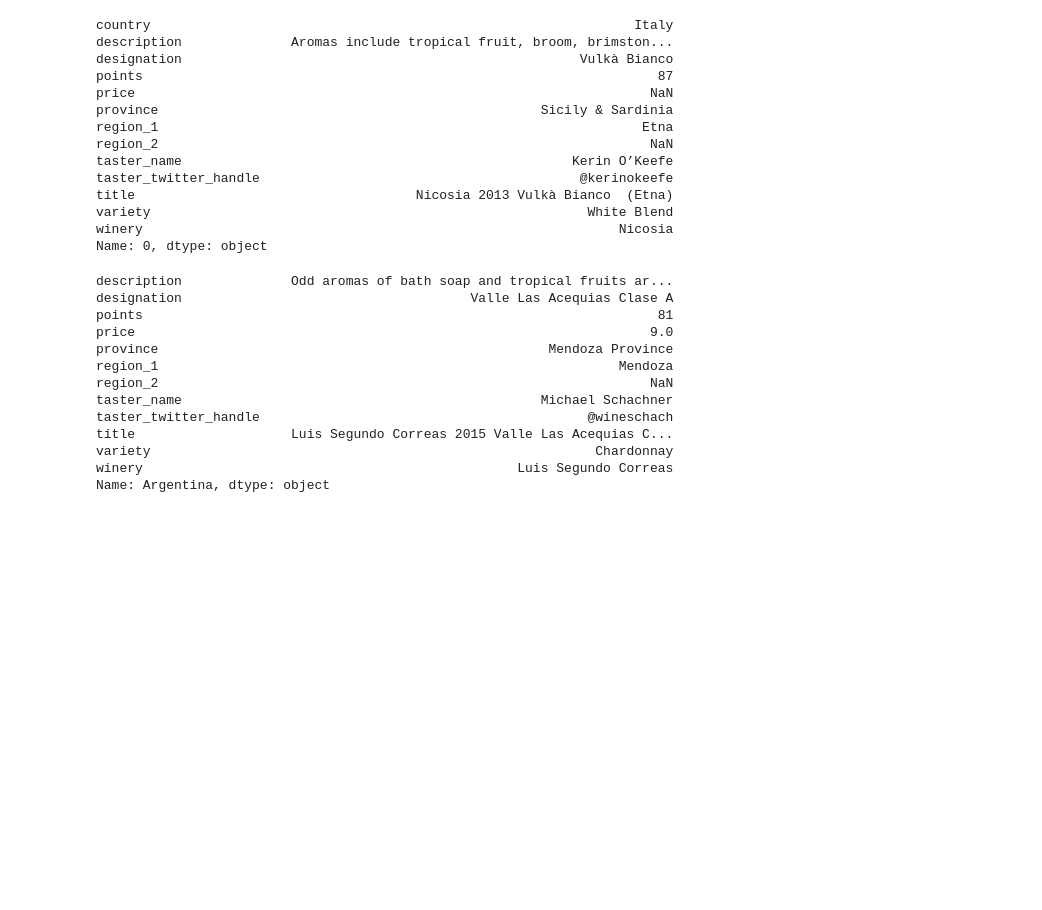
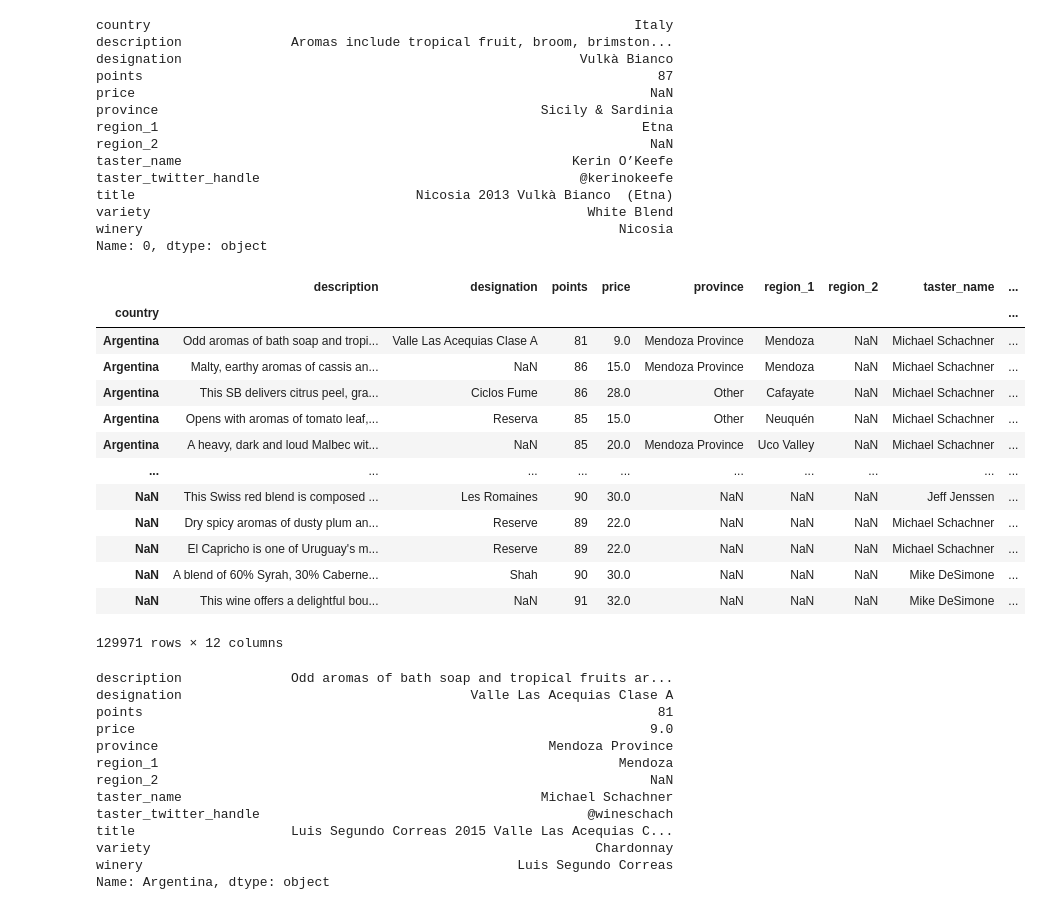
Before and after one commit to ErnestaTum/-Python_mokymai, a Jupyter notebook: paskaita_7.ipynb, the cells around one changed output. Saved outputs shown, nothing was run; the diff lists cells and outputs as text; code cells hidden in the pictures; blank space fills up the shorter version.

```diff
--- a/paskaita_7.ipynb
+++ b/paskaita_7.ipynb
@@ -349,2 +349,19 @@ sorted_wine_df = wine_df.set_index('country').sort_index(level="country") # coun
 #surikiavom pagal ABC salis
+# %%
+sorted_countries_df
+# %% [output]
+|  | description | designation | points | price | province | region_1 | region_2 | taster_name | ... |
+| country |  |  |  |  |  |  |  |  | ... |
+| Argentina | Odd aromas of bath soap and tropi... | Valle Las Acequias Clase A | 81 | 9.0 | Mendoza Province | Mendoza | NaN | Michael Schachner | ... |
+| Argentina | Malty, earthy aromas of cassis an... | NaN | 86 | 15.0 | Mendoza Province | Mendoza | NaN | Michael Schachner | ... |
+| Argentina | This SB delivers citrus peel, gra... | Ciclos Fume | 86 | 28.0 | Other | Cafayate | NaN | Michael Schachner | ... |
+| Argentina | Opens with aromas of tomato leaf,... | Reserva | 85 | 15.0 | Other | Neuquén | NaN | Michael Schachner | ... |
+| Argentina | A heavy, dark and loud Malbec wit... | NaN | 85 | 20.0 | Mendoza Province | Uco Valley | NaN | Michael Schachner | ... |
+| ... | ... | ... | ... | ... | ... | ... | ... | ... | ... |
+| NaN | This Swiss red blend is composed ... | Les Romaines | 90 | 30.0 | NaN | NaN | NaN | Jeff Jenssen | ... |
+| NaN | Dry spicy aromas of dusty plum an... | Reserve | 89 | 22.0 | NaN | NaN | NaN | Michael Schachner | ... |
+| NaN | El Capricho is one of Uruguay's m... | Reserve | 89 | 22.0 | NaN | NaN | NaN | Michael Schachner | ... |
+| NaN | A blend of 60% Syrah, 30% Caberne... | Shah | 90 | 30.0 | NaN | NaN | NaN | Mike DeSimone | ... |
+| NaN | This wine offers a delightful bou... | NaN | 91 | 32.0 | NaN | NaN | NaN | Mike DeSimone | ... |
+129971 rows × 12 columns
 # %%
```
Also changed, not shown: parts of 8 cells of this notebook, 3 other files.
